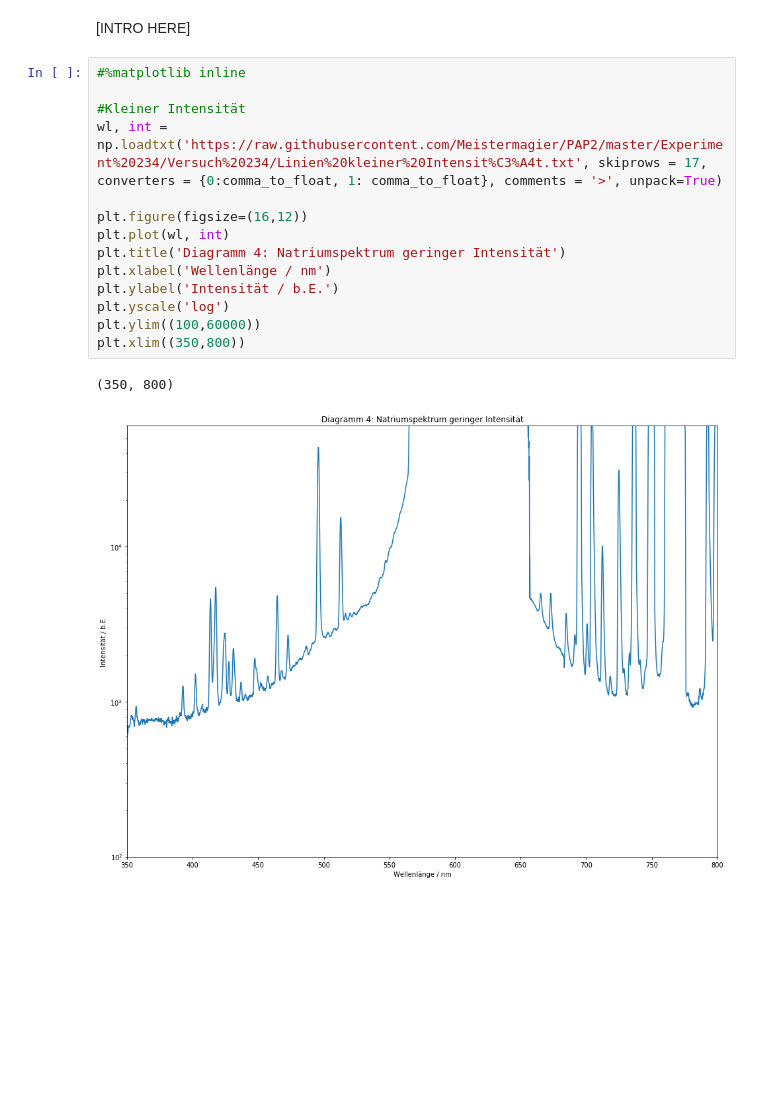
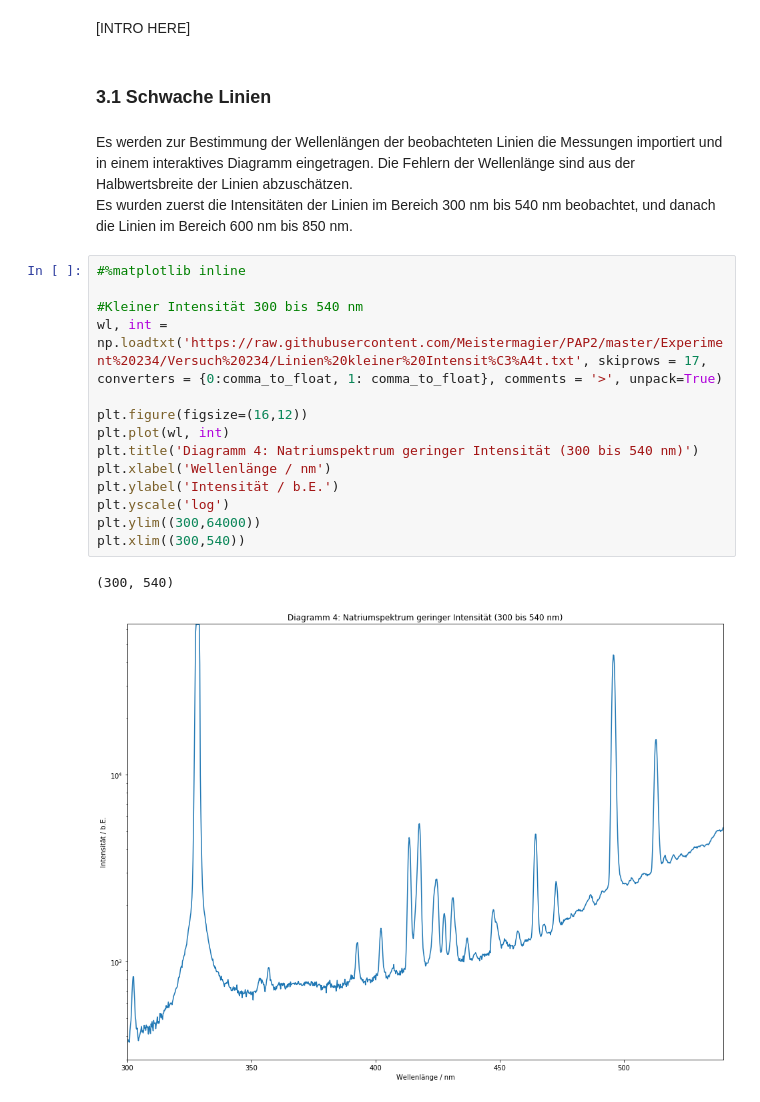
Before and after one commit to Meistermagier/PAP2, a Jupyter notebook: Experiment 234/Experiment_234.ipynb, the cells around one changed output. Drawn from its saved outputs; the diff is of its cells as text; blank space fills up the shorter version.

```diff
--- a/Experiment 234/Experiment_234.ipynb
+++ b/Experiment 234/Experiment_234.ipynb
@@ -73,20 +73,24 @@ plt.xlim((350,850))
 ## 3. Natriumspektrum
 # %% [markdown]
 [INTRO HERE]
+# %% [markdown]
+### 3.1 Schwache Linien
+# %% [markdown]
+Es werden zur Bestimmung der Wellenlängen der beobachteten Linien die Messungen importiert und in einem interaktives Diagramm eingetragen. Die Fehlern der Wellenlänge sind aus der Halbwertsbreite der Linien abzuschätzen.<br>Es wurden zuerst die Intensitäten der Linien im Bereich 300 nm bis 540 nm beobachtet, und danach die Linien im Bereich 600 nm bis 850 nm.
 # %%
 #%matplotlib inline
 
-#Kleiner Intensität
+#Kleiner Intensität 300 bis 540 nm
 wl, int = np.loadtxt('https://raw.githubusercontent.com/Meistermagier/PAP2/master/Experiment%20234/Versuch%20234/Linien%20kleiner%20Intensit%C3%A4t.txt', skiprows = 17, converters = {0:comma_to_float, 1: comma_to_float}, comments = '>', unpack=True)
 
 plt.figure(figsize=(16,12))
 plt.plot(wl, int)
-plt.title('Diagramm 4: Natriumspektrum geringer Intensität')
+plt.title('Diagramm 4: Natriumspektrum geringer Intensität (300 bis 540 nm)')
 plt.xlabel('Wellenlänge / nm')
 plt.ylabel('Intensität / b.E.')
 plt.yscale('log')
-plt.ylim((100,60000))
-plt.xlim((350,800))
+plt.ylim((300,64000))
+plt.xlim((300,540))
 # %% [output]
-(350, 800)
+(300, 540)
-[figure, old version]
+[figure, new version]
```
Also changed, not shown: parts of 10 cells of this notebook.
